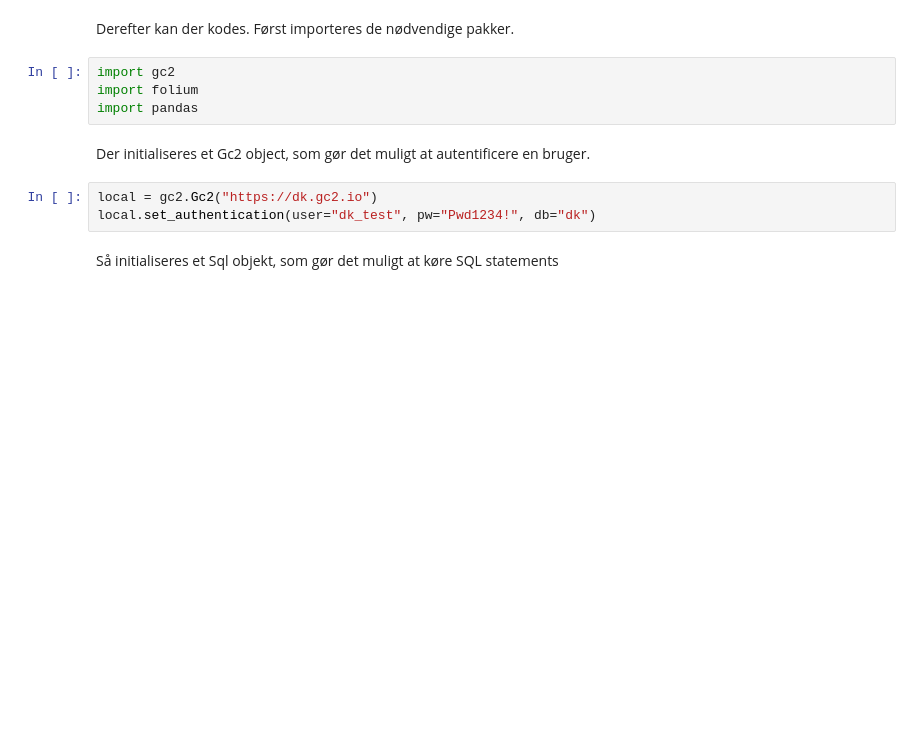
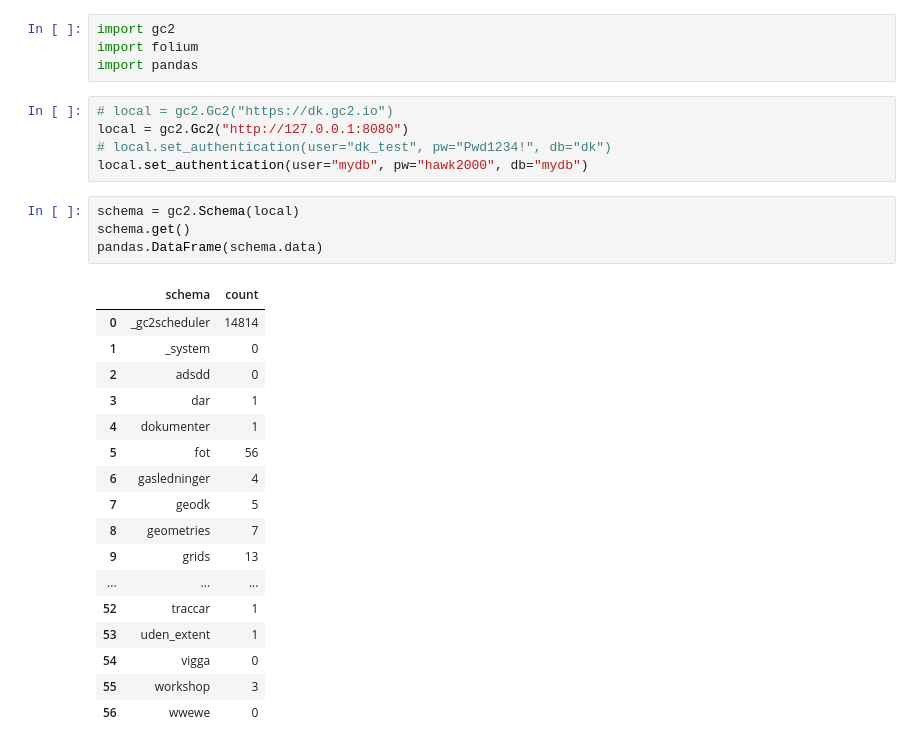
Before and after one commit to mapcentia/gc2-python-client, a Jupyter notebook: test.ipynb, the cells around one changed output. Drawn from its saved outputs; the diff is of its cells as text; blank space fills up the shorter version.

```diff
--- a/test.ipynb
+++ b/test.ipynb
@@ -14,13 +3,31 @@ Først skal gc2-python-client installeres. Det gøre med en Background processes
-# %% [markdown]
-Derefter kan der kodes. Først importeres de nødvendige pakker.
 # %%
 import gc2
 import folium
 import pandas
-# %% [markdown]
-Der initialiseres et Gc2 object, som gør det muligt at autentificere en bruger.
 # %%
-local = gc2.Gc2("https://dk.gc2.io")
-local.set_authentication(user="dk_test", pw="Pwd1234!", db="dk")
+# local = gc2.Gc2("https://dk.gc2.io")
+local = gc2.Gc2("http://127.0.0.1:8080")
+# local.set_authentication(user="dk_test", pw="Pwd1234!", db="dk")
+local.set_authentication(user="mydb", pw="hawk2000", db="mydb")
-# %% [markdown]
-Så initialiseres et Sql objekt, som gør det muligt at køre SQL statements
+# %%
+schema = gc2.Schema(local)
+schema.get()
+pandas.DataFrame(schema.data)
+# %% [output]
+|  | schema | count |
+| 0 | _gc2scheduler | 14814 |
+| 1 | _system | 0 |
+| 2 | adsdd | 0 |
+| 3 | dar | 1 |
+| 4 | dokumenter | 1 |
+| 5 | fot | 56 |
+| 6 | gasledninger | 4 |
+| 7 | geodk | 5 |
+| 8 | geometries | 7 |
+| 9 | grids | 13 |
+| ... | ... | ... |
+| 52 | traccar | 1 |
+| 53 | uden_extent | 1 |
+| 54 | vigga | 0 |
+| 55 | workshop | 3 |
+| 56 | wwewe | 0 |
```
Also changed, not shown: parts of 9 cells of this notebook.
